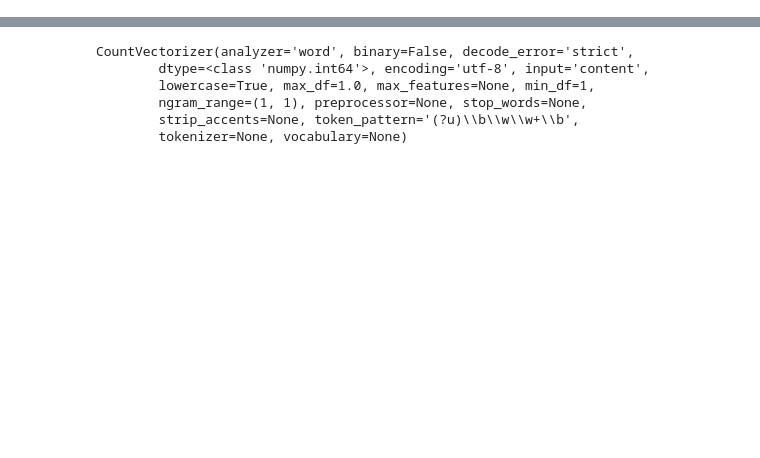
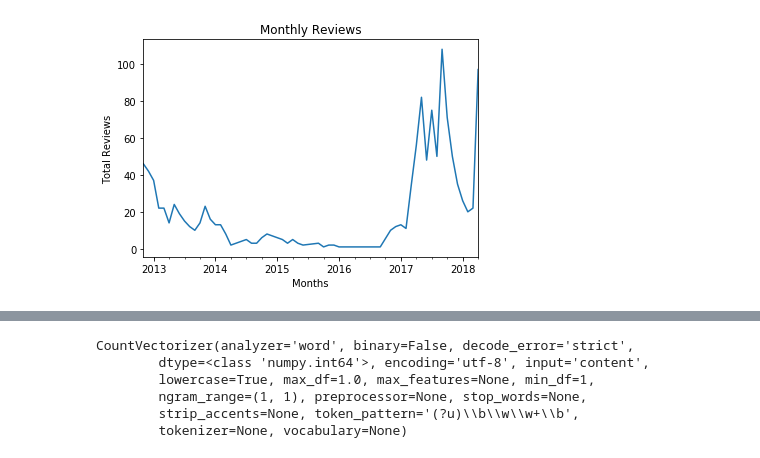
Before and after one commit to richardroma/BIA_660_D, a Jupyter notebook: Assignment_03/assignment_03.ipynb, the cells around one changed output, grey strips where cells are left out. Cells and saved outputs as stored; diff of their text form; code cells hidden in the pictures; blank space fills up the shorter version.

```diff
--- a/Assignment_03/assignment_03.ipynb
+++ b/Assignment_03/assignment_03.ipynb
@@ -6,0 +28,3 @@ df = pd.read_json('/Users/rickroma/PycharmProjects/BIA_660_D/Assignment_03/revie
+# %%
+review_by_date = df.groupby('month').size()
+print(review_by_date)
@@ -7,3 +49,10 @@ df = pd.read_json('/Users/rickroma/PycharmProjects/BIA_660_D/Assignment_03/revie
+# %%
+plot_by_month = review_by_date.plot(title='Monthly Reviews')
+plot_by_month.set_xlabel('Months')
+plot_by_month.set_ylabel('Total Reviews')
+plt.show()
+# %% [output]
+[figure, added]
 # %%
 df.dropna(inplace=True)
 df[df['stars'] != 3]
```
Also changed, not shown: parts of 19 cells of this notebook, 2 other files.
